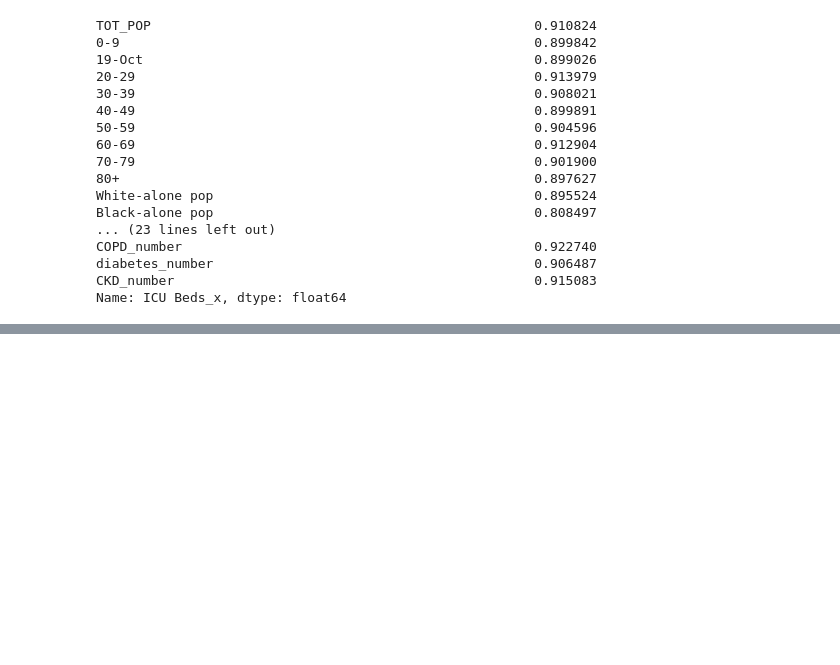
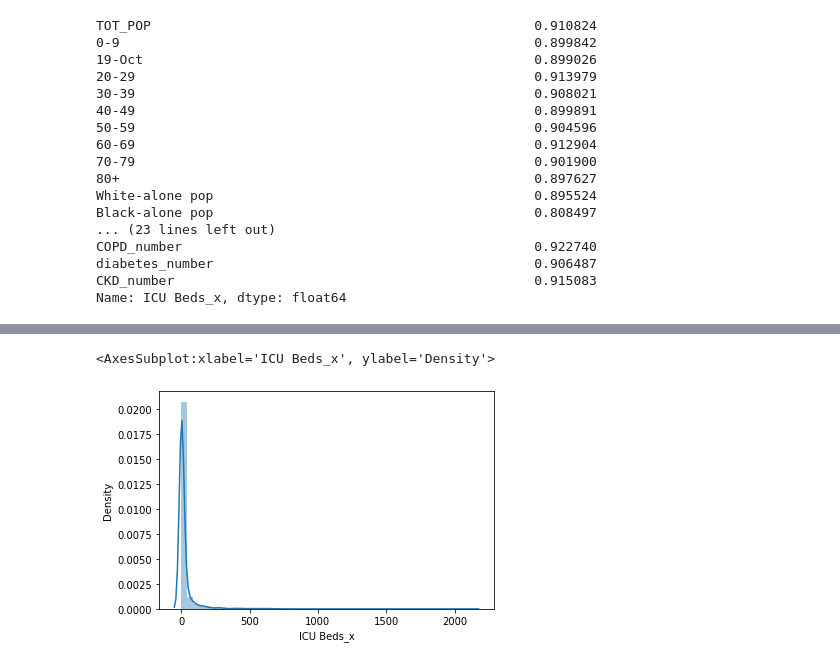
Before and after one commit to AlinaMendez/Regularized-Linear-Regression-Project, a Jupyter notebook: src/explore.ipynb, the cells around one changed output, grey strips where cells are left out. Cells and saved outputs as stored; diff of their text form; code cells hidden in the pictures; blank space fills up the shorter version.

```diff
--- a/src/explore.ipynb
+++ b/src/explore.ipynb
@@ -183,0 +212,5 @@ df_raw = df_raw.drop(columns=list(filtro.index))
+# %%
+sns.distplot(df_raw['ICU Beds_x'])
+# %% [output]
+<AxesSubplot:xlabel='ICU Beds_x', ylabel='Density'>
+[figure, added]
```
Also changed, not shown: parts of 37 cells of this notebook.
